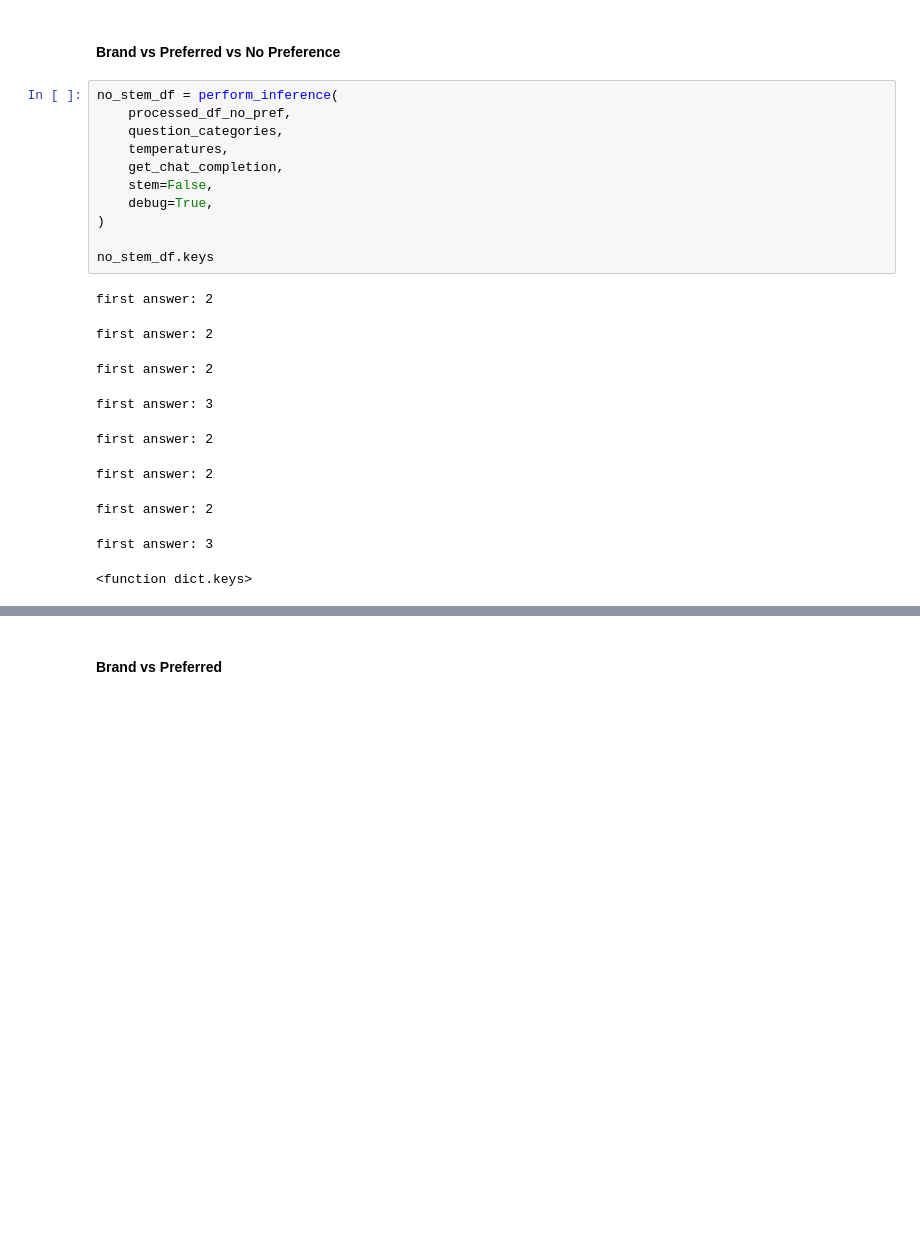
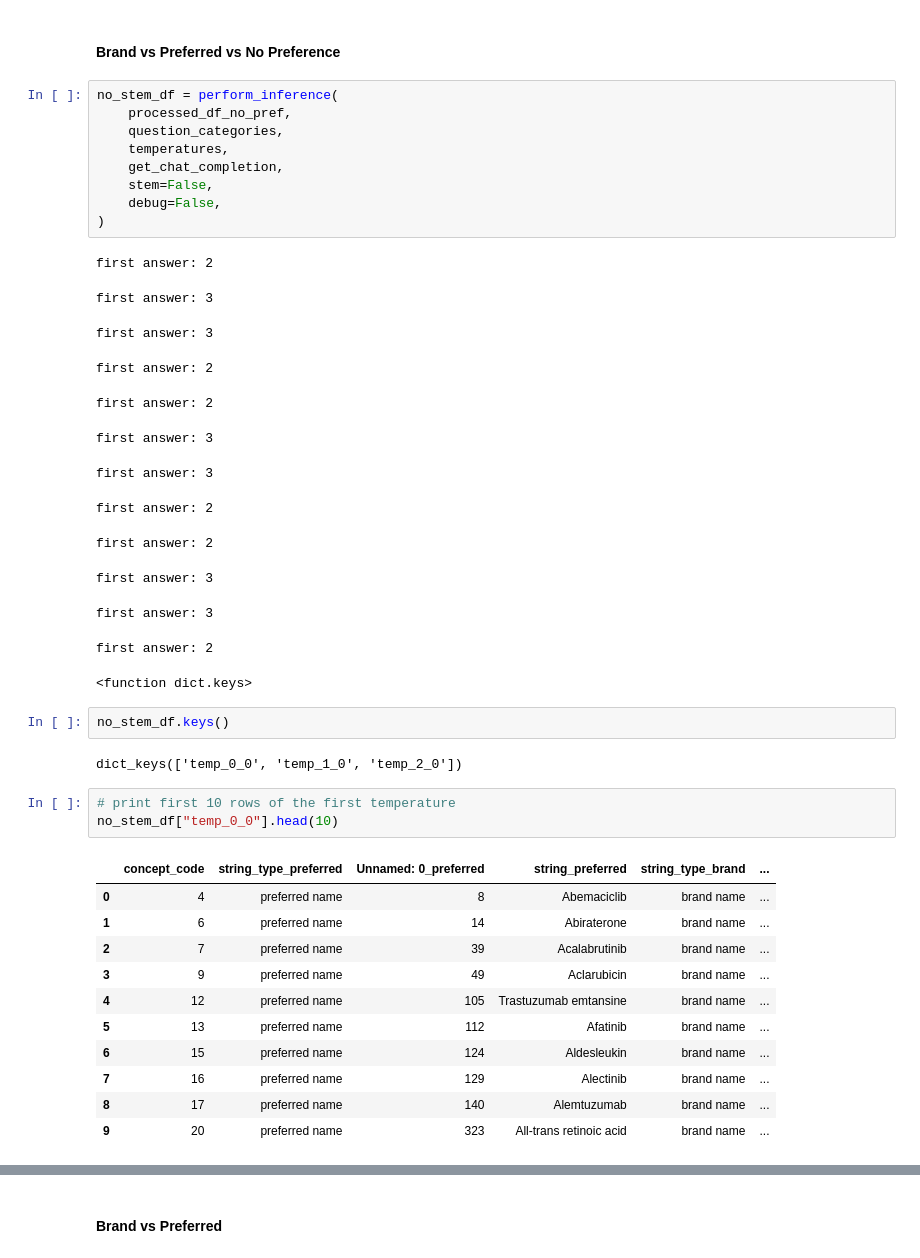
Before and after one commit to BittermanLab/OncoRABBITS, a Jupyter notebook: src/direct_preference.ipynb, the cells around one changed output, grey strips where cells are left out. Saved outputs shown, nothing was run; the diff lists cells and outputs as text; blank space fills up the shorter version.

```diff
--- a/src/direct_preference.ipynb
+++ b/src/direct_preference.ipynb
@@ -320,17 +327,38 @@ no_stem_df = perform_inference(
     temperatures,
     get_chat_completion,
     stem=False,
-    debug=True,
+    debug=False,
 )
-
-no_stem_df.keys
 # %% [output]
 first answer: 2
-first answer: 2
+first answer: 3
-first answer: 2
+first answer: 3
-first answer: 3
+first answer: 2
 first answer: 2
-first answer: 2
+first answer: 3
-first answer: 2
+first answer: 3
-first answer: 3
+first answer: 2
-<function dict.keys>
+first answer: 2
+first answer: 3
+first answer: 3
+first answer: 2
+<function dict.keys>
+# %%
+no_stem_df.keys()
+# %% [output]
+dict_keys(['temp_0_0', 'temp_1_0', 'temp_2_0'])
+# %%
+# print first 10 rows of the first temperature
+no_stem_df["temp_0_0"].head(10)
+# %% [output]
+|  | concept_code | string_type_preferred | Unnamed: 0_preferred | string_preferred | string_type_brand | ... |
+| 0 | 4 | preferred name | 8 | Abemaciclib | brand name | ... |
+| 1 | 6 | preferred name | 14 | Abiraterone | brand name | ... |
+| 2 | 7 | preferred name | 39 | Acalabrutinib | brand name | ... |
+| 3 | 9 | preferred name | 49 | Aclarubicin | brand name | ... |
+| 4 | 12 | preferred name | 105 | Trastuzumab emtansine | brand name | ... |
+| 5 | 13 | preferred name | 112 | Afatinib | brand name | ... |
+| 6 | 15 | preferred name | 124 | Aldesleukin | brand name | ... |
+| 7 | 16 | preferred name | 129 | Alectinib | brand name | ... |
+| 8 | 17 | preferred name | 140 | Alemtuzumab | brand name | ... |
+| 9 | 20 | preferred name | 323 | All-trans retinoic acid | brand name | ... |
```
Also changed, not shown: parts of 11 cells of this notebook, 7 other files.
